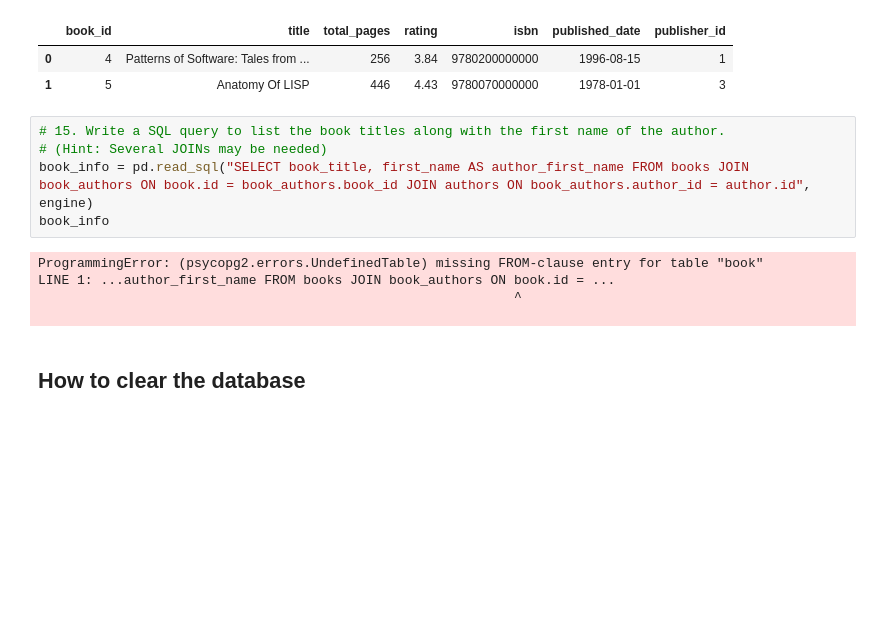
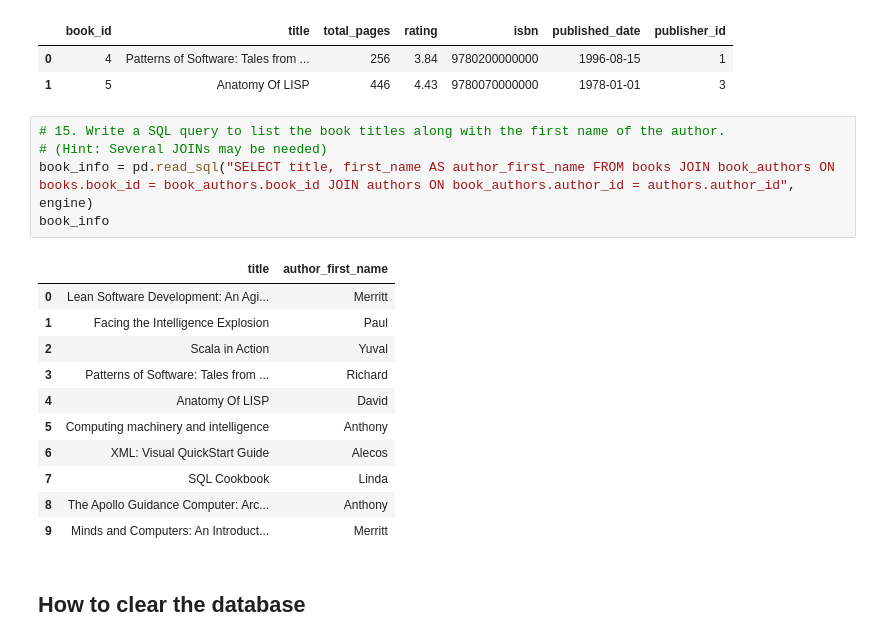
Before and after one commit to 4GeeksAcademy/helloklow2-connecting-to-a-sql-database-project-tutorial, a Jupyter notebook: notebooks/explore.ipynb, the cells around one changed output. Saved outputs shown, nothing was run; the diff lists cells and outputs as text; blank space fills up the shorter version.

```diff
--- a/notebooks/explore.ipynb
+++ b/notebooks/explore.ipynb
@@ -489,13 +489,20 @@ old_books
 # %%
 # 15. Write a SQL query to list the book titles along with the first name of the author.
 # (Hint: Several JOINs may be needed)
-book_info = pd.read_sql("SELECT book_title, first_name AS author_first_name FROM books JOIN book_authors ON book.id = book_authors.book_id JOIN authors ON book_authors.author_id = author.id", engine)
+book_info = pd.read_sql("SELECT title, first_name AS author_first_name FROM books JOIN book_authors ON books.book_id = book_authors.book_id JOIN authors ON book_authors.author_id = authors.author_id", engine)
 book_info
 # %% [output]
-ProgrammingError: (psycopg2.errors.UndefinedTable) missing FROM-clause entry for table "book"
-LINE 1: ...author_first_name FROM books JOIN book_authors ON book.id = ...
-                                                             ^
-
+|  | title | author_first_name |
+| 0 | Lean Software Development: An Agi... | Merritt |
+| 1 | Facing the Intelligence Explosion | Paul |
+| 2 | Scala in Action | Yuval |
+| 3 | Patterns of Software: Tales from ... | Richard |
+| 4 | Anatomy Of LISP | David |
+| 5 | Computing machinery and intelligence | Anthony |
+| 6 | XML: Visual QuickStart Guide | Alecos |
+| 7 | SQL Cookbook | Linda |
+| 8 | The Apollo Guidance Computer: Arc... | Anthony |
+| 9 | Minds and Computers: An Introduct... | Merritt |
 # %% [markdown]
 ## How to clear the database
 # %%
```
Also changed, not shown: parts of 1 cell of this notebook.
